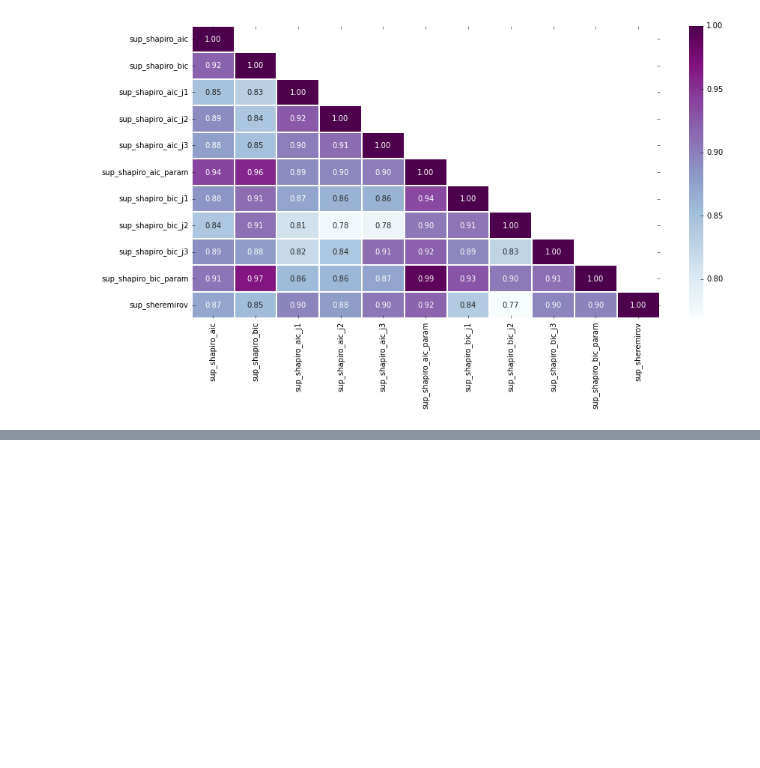
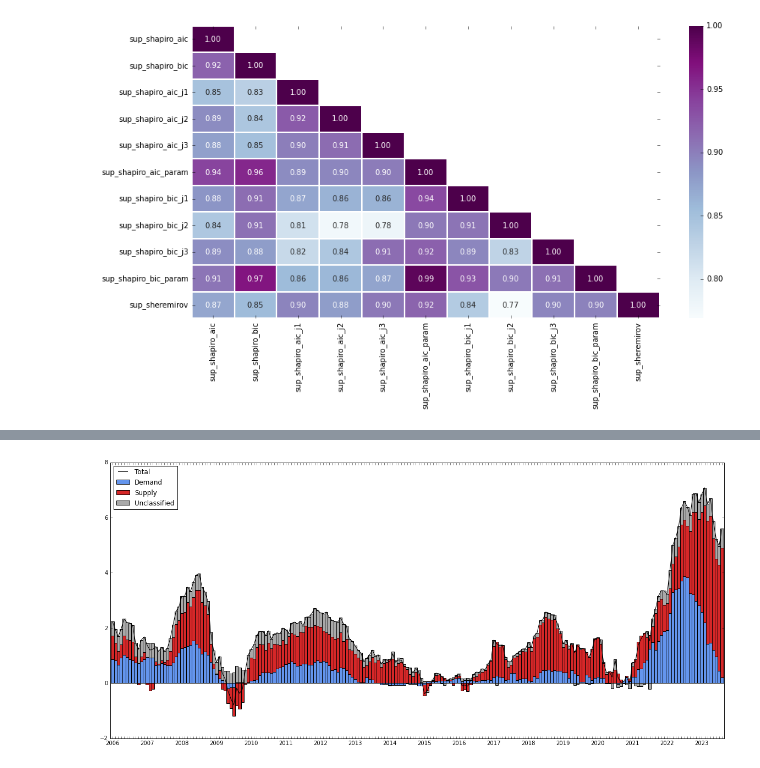
Before and after one commit to pierld/SVAR3A, a Jupyter notebook: main/Documentation.ipynb, the cells around one changed output, grey strips where cells are left out. Drawn from its saved outputs; the diff is of its cells as text; code cells hidden in the pictures; blank space fills up the shorter version.

```diff
--- a/main/Documentation.ipynb
+++ b/main/Documentation.ipynb
@@ -443,0 +444,5 @@ cpi_meta.plot_stack(df=cpi_meta.shapiro_aic,unclassified=False,year=2015)
+# %%
+matplotlib.rcParams['figure.figsize'] = [20, 9]
+cpi_meta.plot_stack(df=cpi_meta.sheremirov,method="sheremirov",year=2005)
+# %% [output]
+[figure, added]
```
Also changed, not shown: parts of 5 cells of this notebook, 2 other files.
